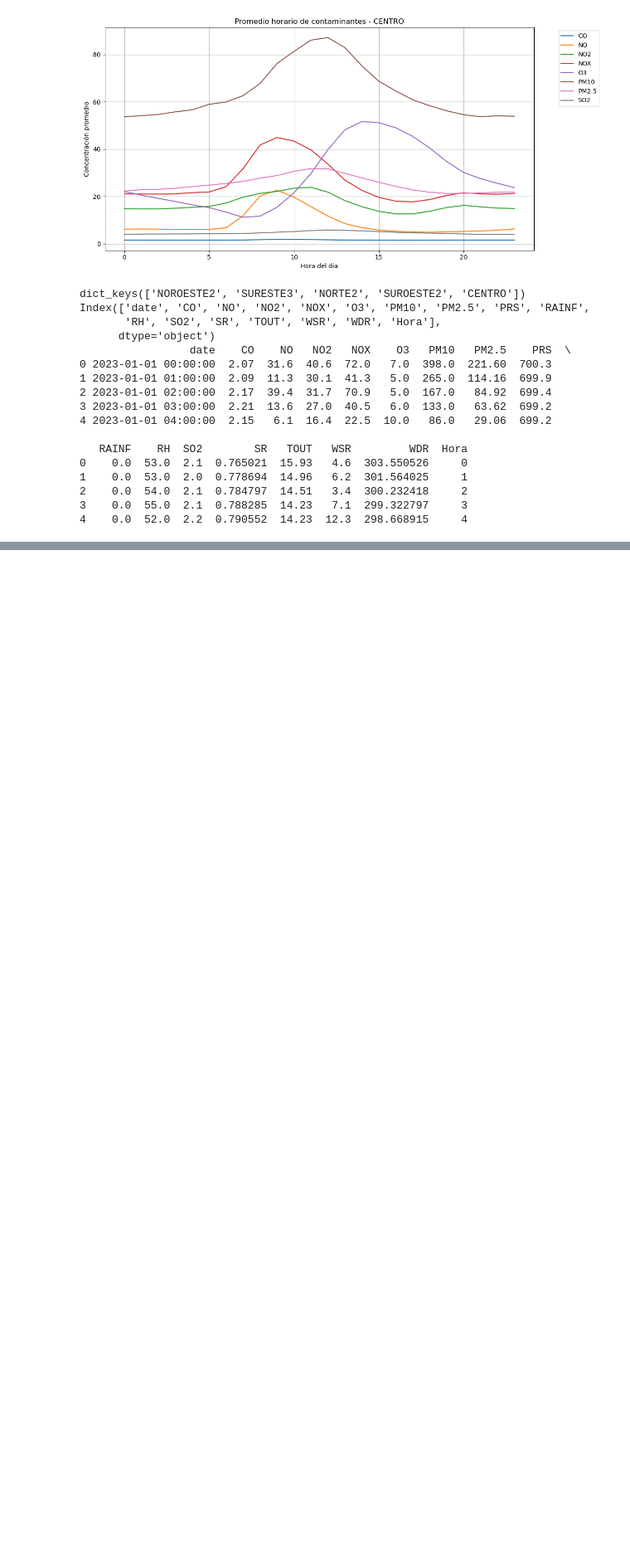
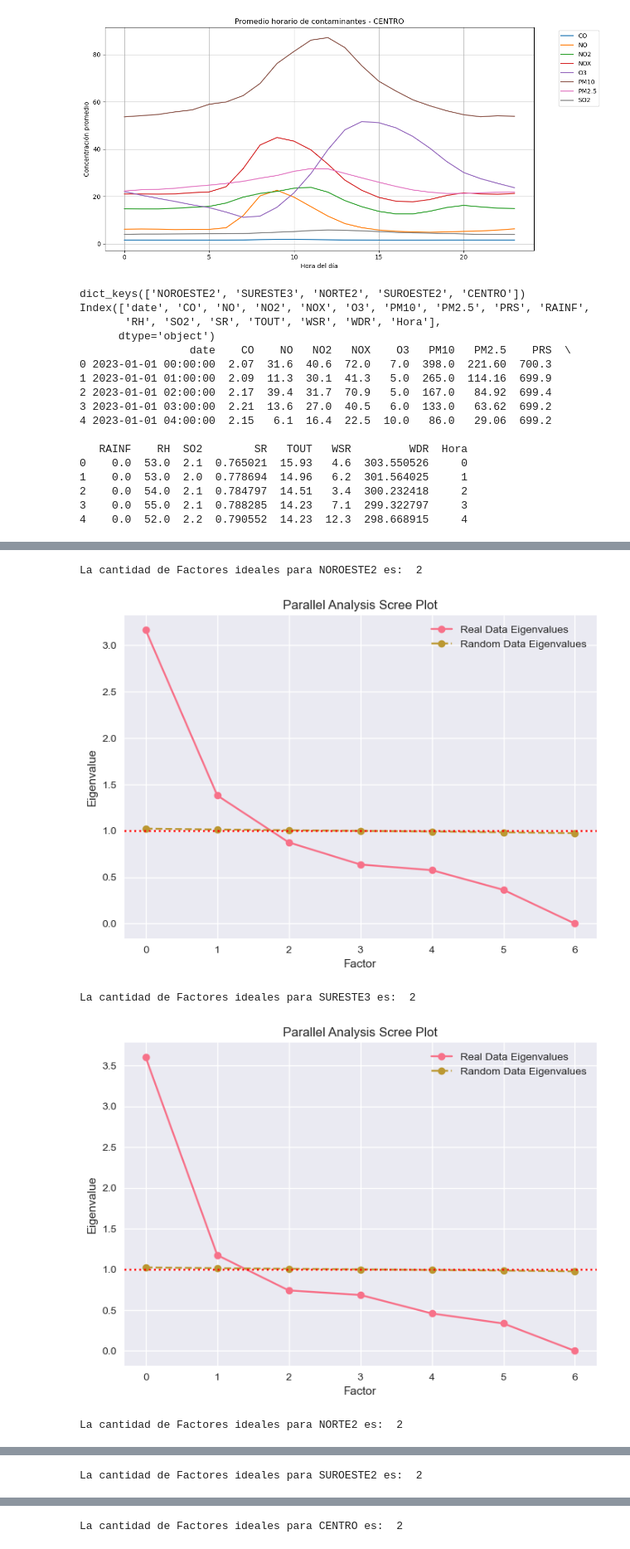
Before and after one commit to brbrbre/SIMA_Project_2, a Jupyter notebook: MA2003B_R_AVGDays.ipynb, the cells around one changed output, grey strips where cells are left out. Shown at 83% size. Saved outputs shown, nothing was run; the diff lists cells and outputs as text; code cells hidden in the pictures; blank space fills up the shorter version.

Commit message:
Factor Analysis

```diff
--- a/MA2003B_R_AVGDays.ipynb
+++ b/MA2003B_R_AVGDays.ipynb
@@ -2384,0 +2387,27 @@ INSIGHTS ACCIONABLES PARA EL CLIENTE
+# %%
+from sklearn.impute import KNNImputer
+import pandas as pd
+
+imputer = KNNImputer(n_neighbors=3, weights='distance')
+f24_clean_weekday = {}
+
+for key in db_2022_2024_filtrado:
+    df = db_2022_2024_filtrado[key].copy()
+
+    # Extraer día de la semana en lugar de hora
+    df['weekday'] = df['date'].dt.dayofweek
+
+    # Convertir a numérico para el imputador
+    df['weekday'] = df['weekday'].astype('float64')
+    df['date'] = df['date'].apply(lambda x: x.timestamp()).astype('float64')
+
+    # Imputación
+    imputed = imputer.fit_transform(df)
+
+    # Guardar en diccionario
+    f24_clean_weekday[key] = pd.DataFrame(imputed, columns=df.columns)
+    f24_clean_weekday[key]['weekday'] = f24_clean_weekday[key]['weekday'].astype('int32')
+# Revisar nulos restantes
+for key in f24_clean_weekday:
+    print(f"Estación: {key}")
+    print(f24_clean_weekday[key].isnull().sum())
@@ -2384,0 +2491,23 @@ INSIGHTS ACCIONABLES PARA EL CLIENTE
+# %%
+f24_weekday_conts = {}
+
+for key, val in f24_clean_weekday.items():
+    f24_weekday_conts[key] = val[['CO', 'NO', 'NO2', 'NOX', 'O3', 'PM10', 'PM2.5']].copy()
+# %%
+for key, val in f24_weekday_conts.items():
+    real_eigvals, mean_rand_eigvals, n_factors = parallel_analysis(val)
+    print(f"La cantidad de Factores ideales para {key} es:  {val_parr}")
+    plt.plot(real_eigvals, marker='o', label="Real Data Eigenvalues")
+    plt.plot(mean_rand_eigvals, marker='o', label="Random Data Eigenvalues", linestyle='--')
+    plt.axhline(1, color="red", linestyle=":")  # Kaiser criterion line (optional)
+    plt.xlabel("Factor")
+    plt.ylabel("Eigenvalue")
+    plt.legend()
+    plt.title("Parallel Analysis Scree Plot")
+    plt.show()
+# %% [output]
+La cantidad de Factores ideales para NOROESTE2 es:  2
+[figure, added]
+La cantidad de Factores ideales para SURESTE3 es:  2
+[figure, added]
+La cantidad de Factores ideales para NORTE2 es:  2
@@ -2384,0 +2515 @@ INSIGHTS ACCIONABLES PARA EL CLIENTE
+La cantidad de Factores ideales para SUROESTE2 es:  2
@@ -2384,0 +2517 @@ INSIGHTS ACCIONABLES PARA EL CLIENTE
+La cantidad de Factores ideales para CENTRO es:  2
```
Also changed, not shown: parts of 9 cells of this notebook, 2 other files.
